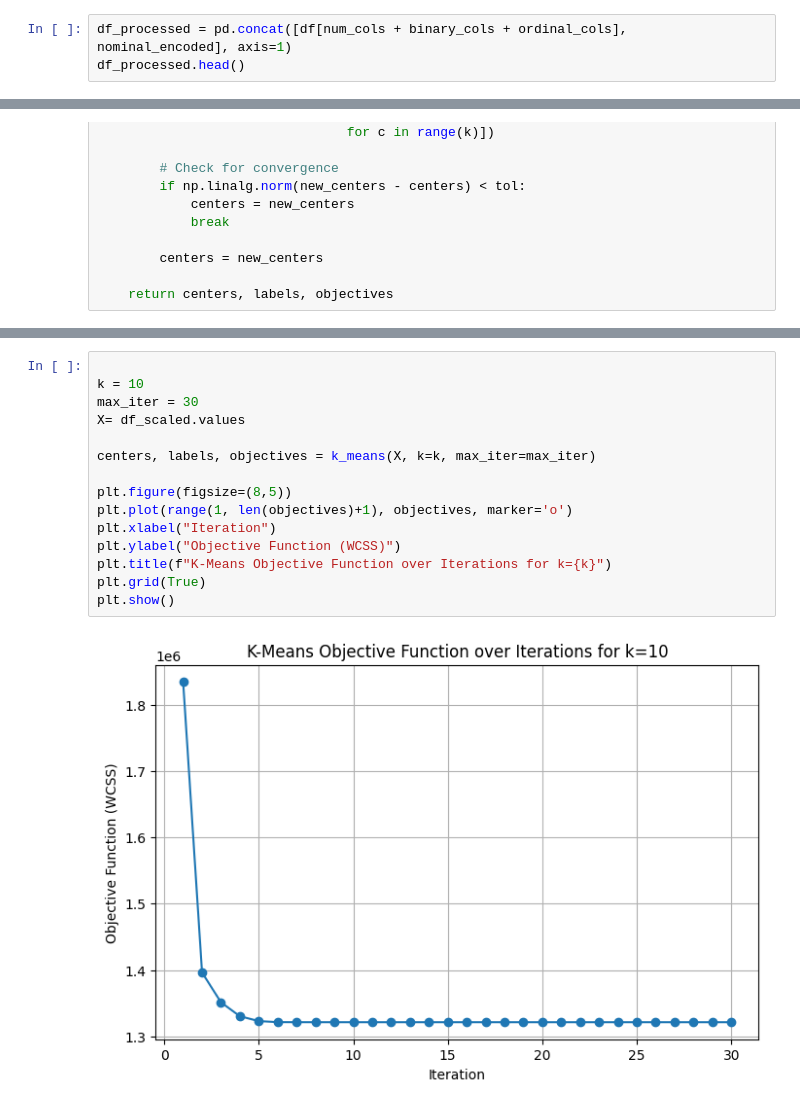
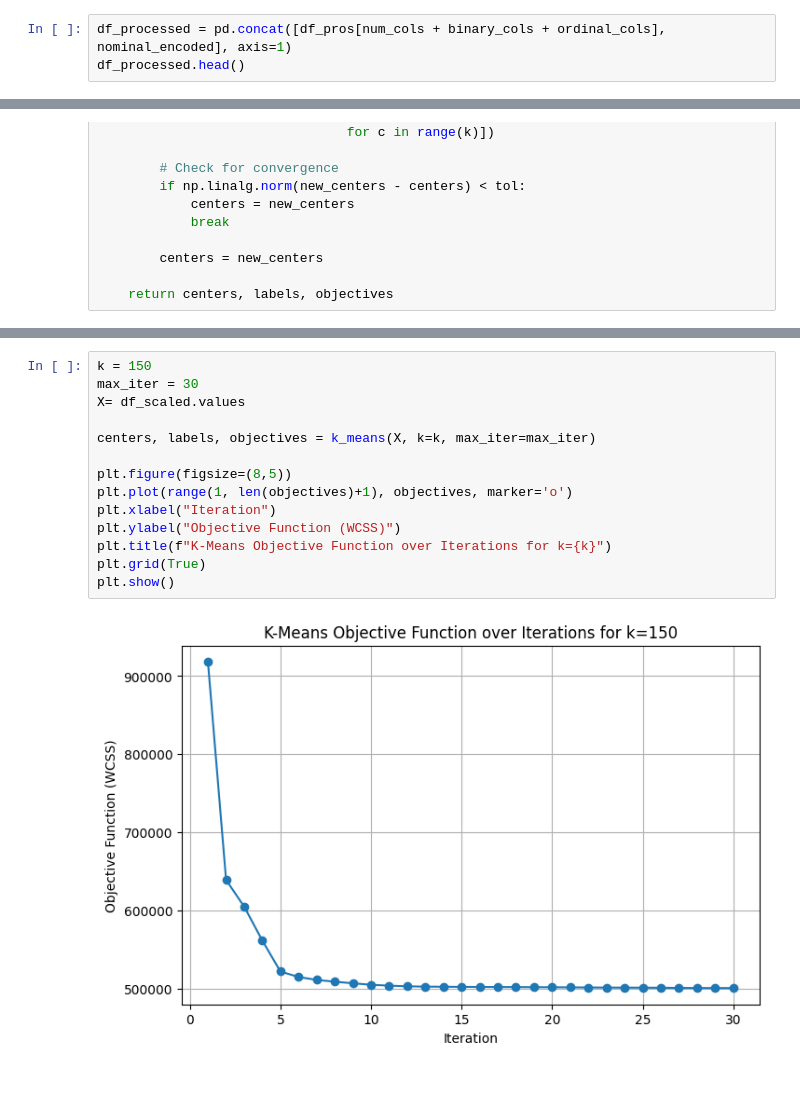
Before and after one commit to vatslgoswami/IML_A2, a Jupyter notebook: clustering.ipynb, the cells around one changed output, grey strips where cells are left out. Cells and saved outputs as stored; diff of their text form; blank space fills up the shorter version.

```diff
--- a/clustering.ipynb
+++ b/clustering.ipynb
@@ -1158,7 +1159,7 @@ binary_cols.append('was_contacted_before')
 ohe = OneHotEncoder(sparse_output=False, handle_unknown='ignore', drop='first')
 nominal_encoded = pd.DataFrame(ohe.fit_transform(df_pros[nominal_cols]), columns=ohe.get_feature_names_out(nominal_cols))
 # %%
-df_processed = pd.concat([df[num_cols + binary_cols + ordinal_cols], nominal_encoded], axis=1)
+df_processed = pd.concat([df_pros[num_cols + binary_cols + ordinal_cols], nominal_encoded], axis=1)
 df_processed.head()
 # %% [output]
 |  | age | balance | campaign | pdays | previous | day | default | housing | loan | ... |
@@ -1248,18 +1346,17 @@ Set `tol` = $1^{-5}$  because that is the industry-standard for standardized dat
 # %%
-
-k = 10
+k = 150
 max_iter = 30
 X= df_scaled.values
 
 centers, labels, objectives = k_means(X, k=k, max_iter=max_iter)
 
 plt.figure(figsize=(8,5))
 plt.plot(range(1, len(objectives)+1), objectives, marker='o')
 plt.xlabel("Iteration")
 plt.ylabel("Objective Function (WCSS)")
 plt.title(f"K-Means Objective Function over Iterations for k={k}")
 plt.grid(True)
 plt.show()
 # %% [output]
-[figure, old version]
+[figure, new version]
 # %% [markdown]
```
Also changed, not shown: parts of 14 cells of this notebook.
